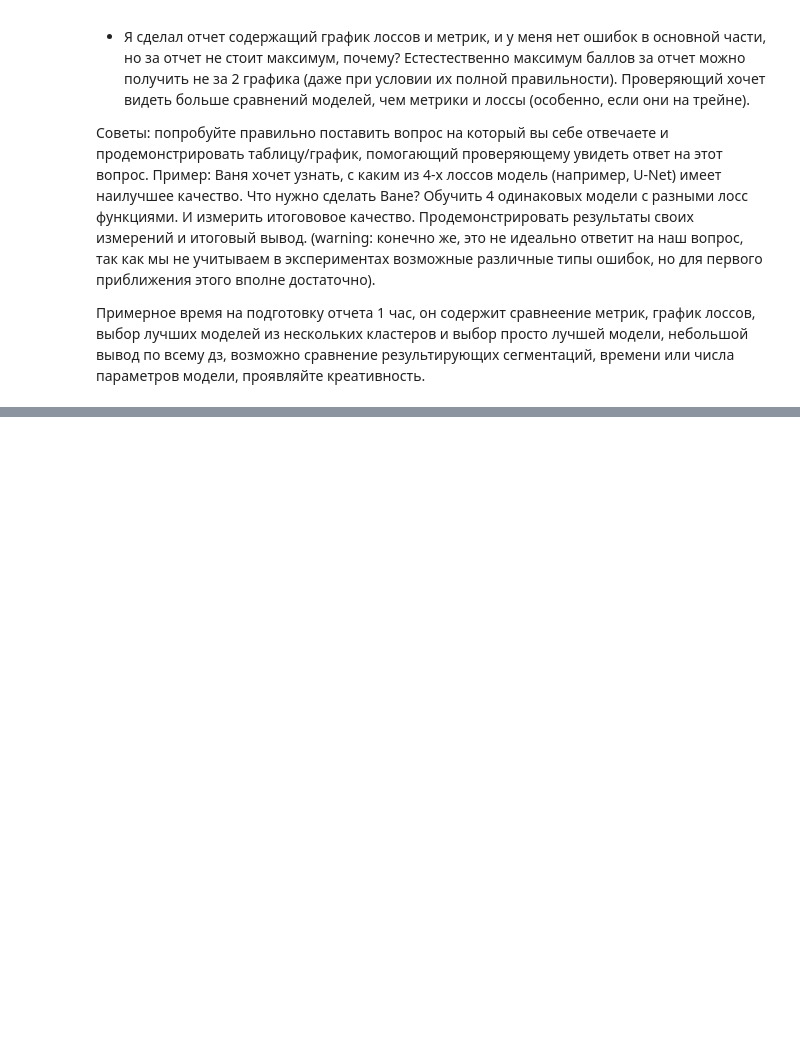
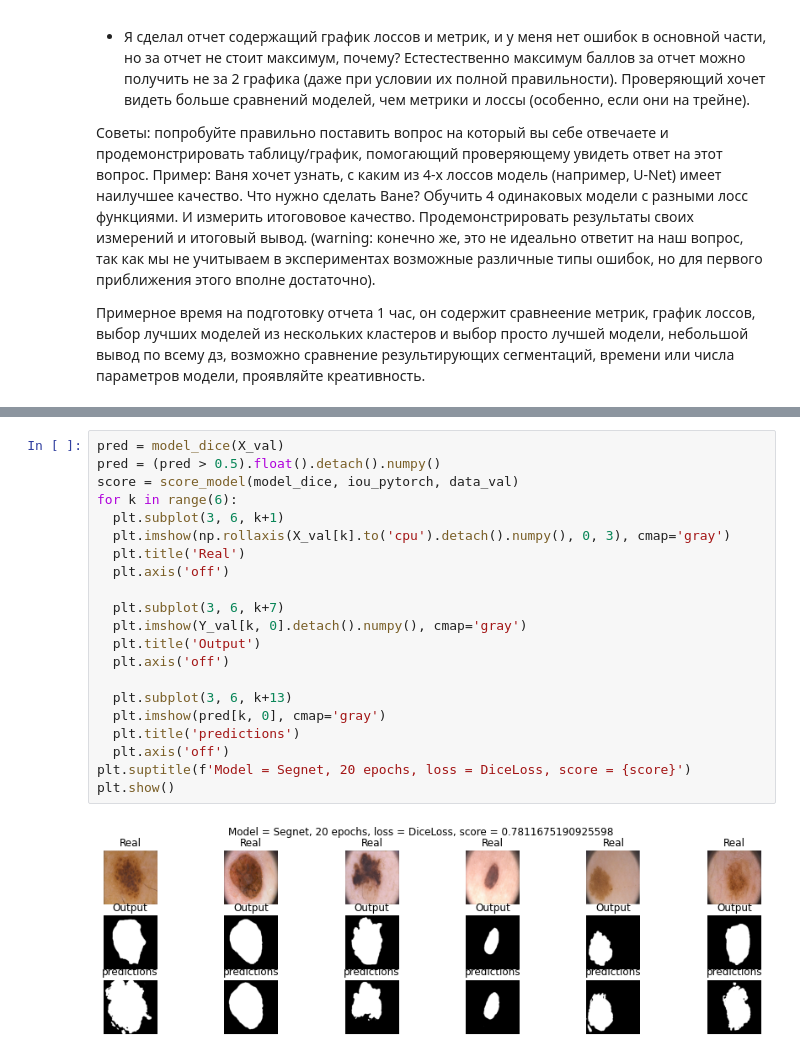
Before and after one commit to OlegTkhor/DLS_homework, a Jupyter notebook: [hw]semantic_segmentation.ipynb, the cells around one changed output, grey strips where cells are left out. Drawn from its saved outputs; the diff is of its cells as text; blank space fills up the shorter version.

```diff
--- a/[hw]semantic_segmentation.ipynb
+++ b/[hw]semantic_segmentation.ipynb
@@ -937,0 +961,23 @@ train(unet2_model, optim.Adam(unet2_model.parameters()), bce_loss, 5, data_tr, d
+# %%
+pred = model_dice(X_val)
+pred = (pred > 0.5).float().detach().numpy()
+score = score_model(model_dice, iou_pytorch, data_val)
+for k in range(6):
+  plt.subplot(3, 6, k+1)
+  plt.imshow(np.rollaxis(X_val[k].to('cpu').detach().numpy(), 0, 3), cmap='gray')
+  plt.title('Real')
+  plt.axis('off')
+
+  plt.subplot(3, 6, k+7)
+  plt.imshow(Y_val[k, 0].detach().numpy(), cmap='gray')
+  plt.title('Output')
+  plt.axis('off')
+
+  plt.subplot(3, 6, k+13)
+  plt.imshow(pred[k, 0], cmap='gray')
+  plt.title('predictions')
+  plt.axis('off')
+plt.suptitle(f'Model = Segnet, 20 epochs, loss = DiceLoss, score = {score}')
+plt.show()
+# %% [output]
+[figure, added]
```
Also changed, not shown: parts of 14 cells of this notebook.
